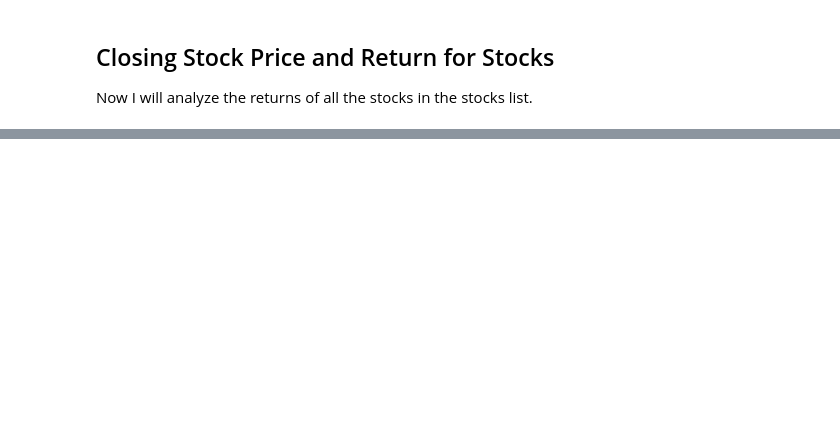
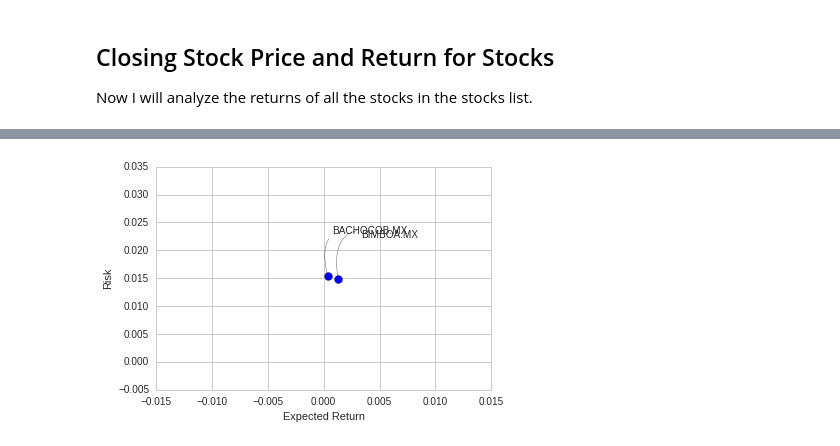
Before and after one commit to jarturomora/python-data-analysis, a Jupyter notebook: Mexican Stocks Data Analysis.ipynb, the cells around one changed output, grey strips where cells are left out. Drawn from its saved outputs; the diff is of its cells as text; code cells hidden in the pictures; blank space fills up the shorter version.

```diff
--- a/Mexican Stocks Data Analysis.ipynb
+++ b/Mexican Stocks Data Analysis.ipynb
@@ -278,0 +283,26 @@ sns.jointplot('BACHOCOB.MX', 'BIMBOA.MX', stock_returns, kind = 'scatter')
+# %%
+# We create a dataset for the risk analysis using based on the closing values
+returns = stock_returns.dropna()
+# %%
+# Now we will create a scatter plot to analyse risk adding some fancy labels
+area = np.pi * 20 # Radious of the plot's dots
+
+# A scatter plot for risk analysis:
+#    * the x-axis will be the mean of the daily returns (Expected return)
+#    * the y-axis will be the standar deviation of the daily returns (Risk)
+plt.scatter(returns.mean(), returns.std(), s = area)
+
+# Axis labels
+plt.xlabel("Expected Return")
+plt.ylabel("Risk")
+
+# Now the fancy labels
+for label, x, y in zip(returns.columns, returns.mean(), returns.std()):
+    plt.annotate(
+        label,
+        xy = (x, y), xytext = (80, 40),
+        textcoords = "offset points", ha = "right", va = "bottom",
+        arrowprops = dict(arrowstyle = "-", connectionstyle = "arc3, rad = 0.8")
+    )
+# %% [output]
+[figure, added]
```
Also changed, not shown: parts of 35 cells of this notebook, 1 other file.
